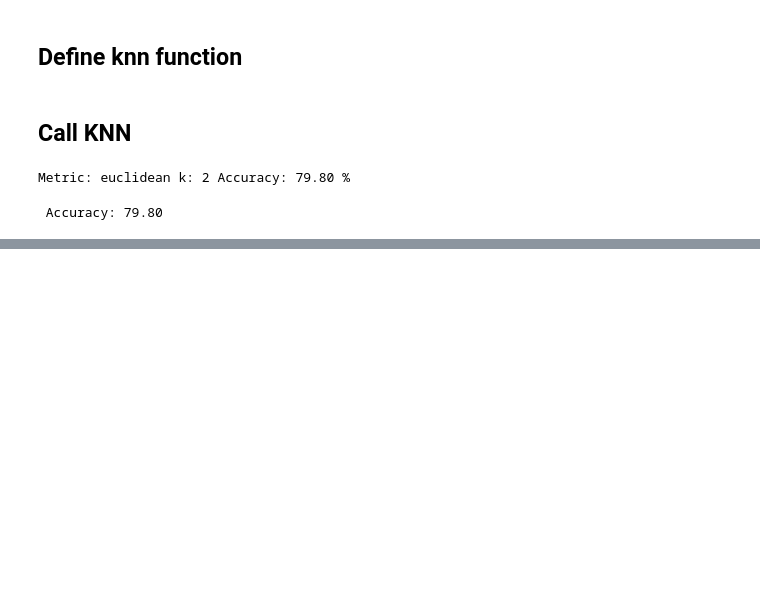
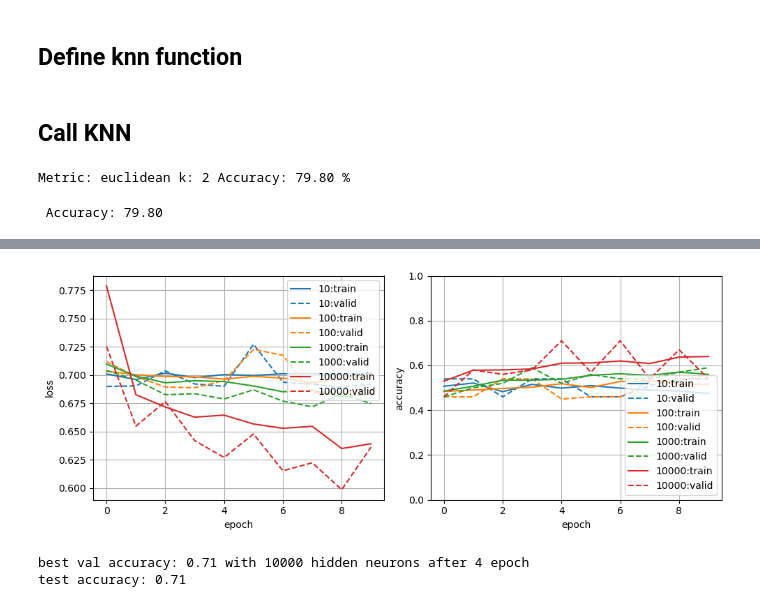
Before and after one commit to Borzoneg/Identity-recognition-from-audio, a Jupyter notebook: src/main.ipynb, the cells around one changed output, grey strips where cells are left out. Cells and saved outputs as stored; diff of their text form; code cells hidden in the pictures; blank space fills up the shorter version.

```diff
--- a/src/main.ipynb
+++ b/src/main.ipynb
@@ -108,7 +108,7 @@ train_size, test_size, valid_size = int(dataset_len * 0.7), int(dataset_len * 0.
 
 dataset_train, dataset_test, dataset_valid = torch.utils.data.random_split(audio_dataset, (train_size, test_size, valid_size))
 
-kwargs = {'batch_size': 1, 'num_workers': 2}
+kwargs = {'batch_size': 1, 'num_workers': 1}
 loader_train = torch.utils.data.DataLoader(dataset_train, **kwargs, shuffle=True)
 loader_test = torch.utils.data.DataLoader(dataset_test, **kwargs, shuffle=True)
 loader_valid = torch.utils.data.DataLoader(dataset_valid, **kwargs, shuffle=True)
@@ -155,7 +159,7 @@ class AutoEncoder(nn.Module):
 # %% [markdown]
 ## Training autoencoder
 # %%
-model = AutoEncoder(audio_dataset.max_length)
+model = AutoEncoder(len(dataset_train[0][0]))
 opt = torch.optim.Adam(model.parameters())
 
 for epoch in range(25):
@@ -247,0 +241,13 @@ print(f' Accuracy: {correct.mean() * 100:.2f}')
+# %%
+# by extending nn.Module:
+class MLP(nn.Module):
+  def __init__(self, n_hidden_neurons: int, input_len):
+    super().__init__()
+    self.fc1 = nn.Linear(input_len, n_hidden_neurons)
+    self.fc2 = nn.Linear(n_hidden_neurons, 2)
+
+  def forward(self, x: torch.Tensor):
+    # x = x.flatten(start_dim=0)  # (N, d_data)
+    h = F.relu(self.fc1(x))
+    logits = self.fc2(h)
+    return logits
@@ -247,0 +331,41 @@ print(f' Accuracy: {correct.mean() * 100:.2f}')
+# %%
+plt.figure(figsize=(10, 4))
+
+plt.subplot(1, 2, 1)
+plt.xlabel('epoch')
+plt.ylabel('loss')
+for n, (train_losses, valid_losses) in all_losses.items():
+  p = plt.plot(train_losses, label=f'{n}:train')
+  plt.plot(valid_losses, label=f'{n}:valid', ls='--', c=p[0].get_color())
+plt.legend()
+plt.grid()
+
+plt.subplot(1, 2, 2)
+plt.xlabel('epoch')
+plt.ylabel('accuracy')
+plt.ylim(0, 1)
+for n, (train_accuracies, valid_accuracies) in all_accuracies.items():
+  p = plt.plot(train_accuracies, label=f'{n}:train')
+  plt.plot(valid_accuracies, label=f'{n}:valid', ls='--', c=p[0].get_color())
+plt.legend()
+plt.grid()
+
+plt.tight_layout()
+plt.show()
+# %% [output]
+[figure, added]
+# %%
+# test
+model, n_hidden_neurons, epoch = best_model
+print(f'best val accuracy: {best_accuracy:.2f} with {n_hidden_neurons} hidden neurons after {epoch} epoch')
+
+correct, total = 0, 0
+for x, y in loader_valid:
+  with torch.no_grad():
+    logits = model(x)
+  total += len(x)
+  correct += (torch.argmax(logits, dim=1) == y).sum().item()
+print(f'test accuracy: {correct / total:.2f}')
+# %% [output]
+best val accuracy: 0.71 with 10000 hidden neurons after 4 epoch
+test accuracy: 0.71
```
Also changed, not shown: parts of 7 cells of this notebook.
